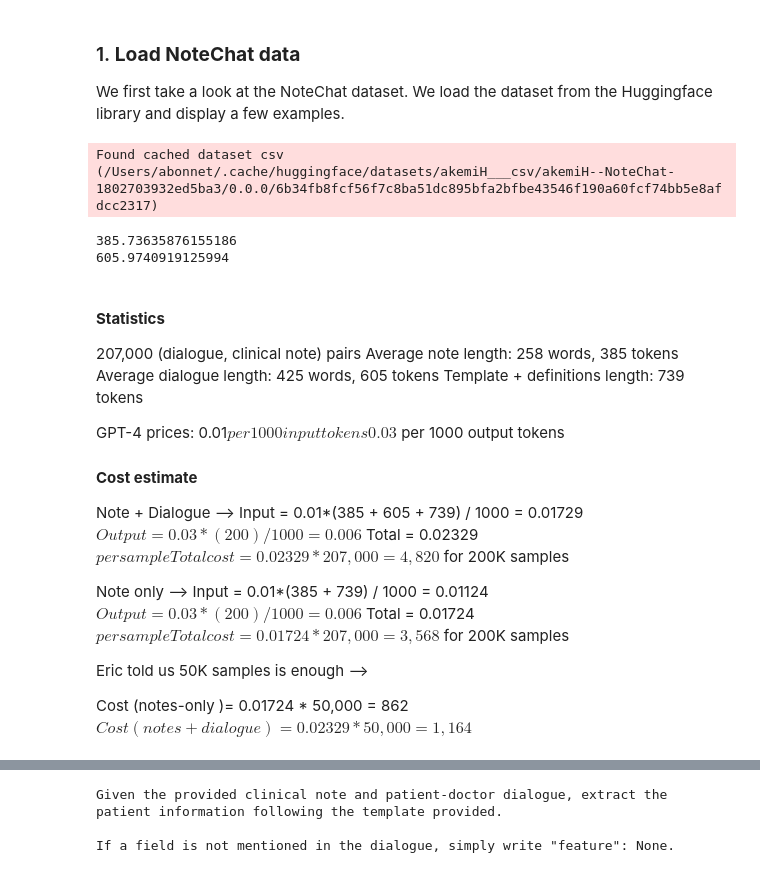
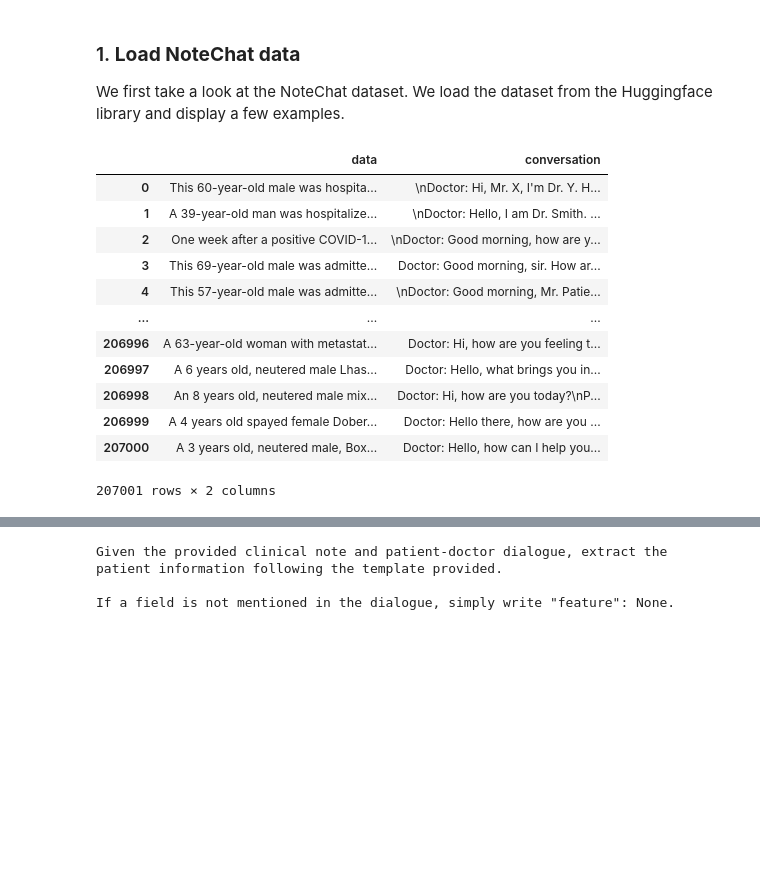
Before and after one commit to EPFL-IC-Make-Team/medinote, a Jupyter notebook: generation.ipynb, the cells around one changed output, grey strips where cells are left out. Drawn from its saved outputs; the diff is of its cells as text; code cells hidden in the pictures; blank space fills up the shorter version.

```diff
--- a/generation.ipynb
+++ b/generation.ipynb
@@ -25,10 +26,28 @@ from utils.chat import *
 
 We first take a look at the NoteChat dataset. We load the dataset from the Huggingface library and display a few examples.
 # %%
-from datasets import load_dataset
+df_path = 'data/NoteChat.jsonl'
 
-dataset = load_dataset("akemiH/NoteChat")
-df = dataset['train'].to_pandas()
-df.to_json('data/NoteChat.jsonl', orient='records', lines=True)
+if not os.path.exists(df_path):
+    dataset = load_dataset("akemiH/NoteChat")
+    df = dataset['train'].to_pandas()
+    df.to_json('data/NoteChat.jsonl', orient='records', lines=True)
+
+else:
+    df = pd.read_json(df_path, orient='records', lines=True)
+
+df
 # %% [output]
+|  | data | conversation |
+| 0 | This 60-year-old male was hospita... | \nDoctor: Hi, Mr. X, I'm Dr. Y. H... |
+| 1 | A 39-year-old man was hospitalize... | \nDoctor: Hello, I am Dr. Smith. ... |
+| 2 | One week after a positive COVID-1... | \nDoctor: Good morning, how are y... |
+| 3 | This 69-year-old male was admitte... | Doctor: Good morning, sir. How ar... |
+| 4 | This 57-year-old male was admitte... | \nDoctor: Good morning, Mr. Patie... |
+| ... | ... | ... |
+| 206996 | A 63-year-old woman with metastat... | Doctor: Hi, how are you feeling t... |
+| 206997 | A 6 years old, neutered male Lhas... | Doctor: Hello, what brings you in... |
+| 206998 | An 8 years old, neutered male mix... | Doctor: Hi, how are you today?\nP... |
+| 206999 | A 4 years old spayed female Dober... | Doctor: Hello there, how are you ... |
+| 207000 | A 3 years old, neutered male, Box... | Doctor: Hello, how can I help you... |
-Found cached dataset csv (/Users/abonnet/.cache/huggingface/datasets/akemiH___csv/akemiH--NoteChat-1802703932ed5ba3/0.0.0/6b34fb8fcf56f7c8ba51dc895bfa2bfbe43546f190a60fcf74bb5e8afdcc2317)
+207001 rows × 2 columns
@@ -38,40 +54 @@ enc = tiktoken.get_encoding("cl100k_base")
-# %%
-# Get average number of tokens per row in data and conversation columns of df
-df['data_word_count'] = df['data'].apply(lambda x: len(enc.encode(x)))
-df['conversation_word_count'] = df['conversation'].apply(lambda x: len(enc.encode(x)))
-print(df['data_word_count'].mean())
-print(df['conversation_word_count'].mean())
-# %% [output]
-385.73635876155186
-605.9740919125994
-# %% [markdown]
-#### **Statistics**
-
-207,000 (dialogue, clinical note) pairs
-Average note length: 258 words, 385 tokens
-Average dialogue length: 425 words, 605 tokens
-Template + definitions length: 739 tokens
-
-GPT-4 prices:
-0.01$ per 1000 input tokens
-0.03$ per 1000 output tokens
-
-#### **Cost estimate**
-
-Note + Dialogue -->
-Input = 0.01*(385 + 605 + 739) / 1000 = 0.01729$
-Output = 0.03*(200) / 1000 = 0.006$
-Total = 0.02329$ per sample
-Total cost = 0.02329 * 207,000 = 4,820$ for 200K samples
-
-Note only -->
-Input = 0.01*(385 + 739) / 1000 = 0.01124$
-Output = 0.03*(200) / 1000 = 0.006$
-Total = 0.01724$ per sample
-Total cost = 0.01724 * 207,000 = 3,568$ for 200K samples
-
-Eric told us 50K samples is enough -->
-
-Cost (notes-only )= 0.01724 * 50,000 = 862$
-Cost (notes + dialogue) = 0.02329 * 50,000 = 1,164$
 # %%
```
Also changed, not shown: parts of 9 cells of this notebook, 2 other files.
